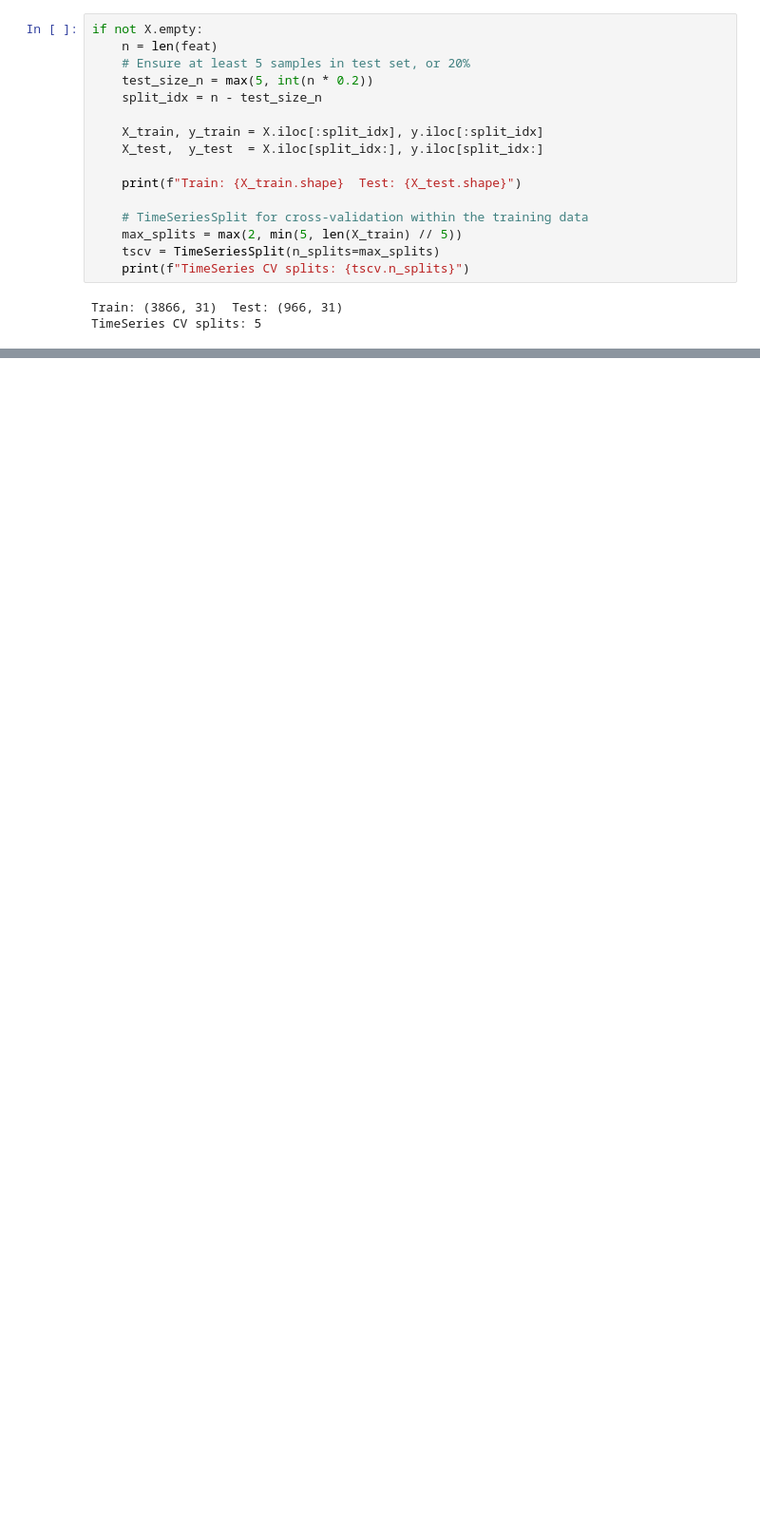
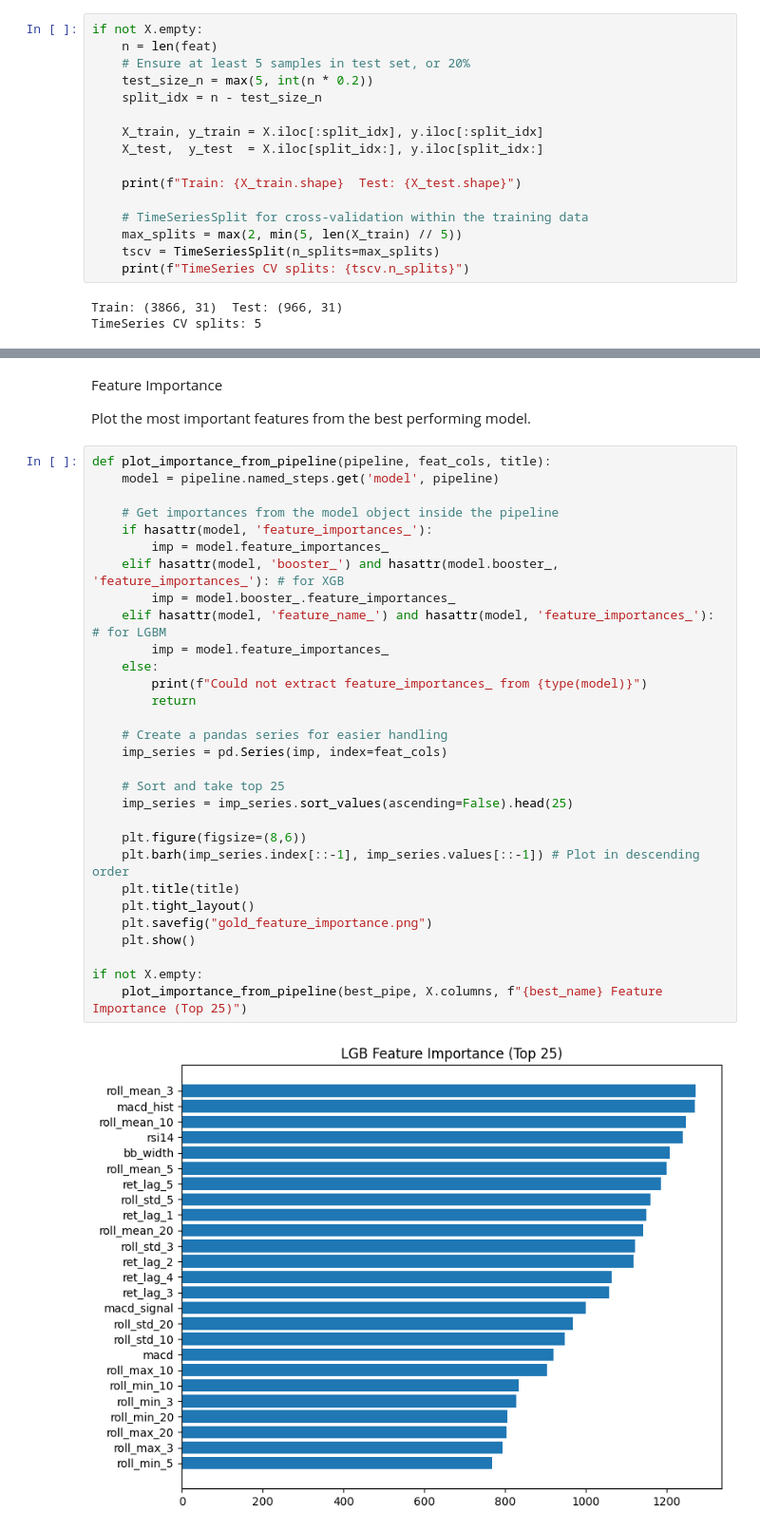
Before and after one commit to theonegareth/GoldPricePredictor, a Jupyter notebook: 2 model training/linreg.ipynb, the cells around one changed output, grey strips where cells are left out. Shown: that part at 95% size. Saved outputs shown, nothing was run; the diff lists cells and outputs as text; blank space fills up the shorter version.

```diff
--- a/2 model training/linreg.ipynb
+++ b/2 model training/linreg.ipynb
@@ -302,0 +395,36 @@ Predicted price for 01-06-2026: Rp 1,378,929.83
+# %% [markdown]
+Feature Importance
+
+Plot the most important features from the best performing model.
+# %%
+def plot_importance_from_pipeline(pipeline, feat_cols, title):
+    model = pipeline.named_steps.get('model', pipeline)
+
+    # Get importances from the model object inside the pipeline
+    if hasattr(model, 'feature_importances_'):
+        imp = model.feature_importances_
+    elif hasattr(model, 'booster_') and hasattr(model.booster_, 'feature_importances_'): # for XGB
+        imp = model.booster_.feature_importances_
+    elif hasattr(model, 'feature_name_') and hasattr(model, 'feature_importances_'): # for LGBM
+        imp = model.feature_importances_
+    else:
+        print(f"Could not extract feature_importances_ from {type(model)}")
+        return
+
+    # Create a pandas series for easier handling
+    imp_series = pd.Series(imp, index=feat_cols)
+
+    # Sort and take top 25
+    imp_series = imp_series.sort_values(ascending=False).head(25)
+
+    plt.figure(figsize=(8,6))
+    plt.barh(imp_series.index[::-1], imp_series.values[::-1]) # Plot in descending order
+    plt.title(title)
+    plt.tight_layout()
+    plt.savefig("gold_feature_importance.png")
+    plt.show()
+
+if not X.empty:
+    plot_importance_from_pipeline(best_pipe, X.columns, f"{best_name} Feature Importance (Top 25)")
+# %% [output]
+[figure, added]
```
Also changed, not shown: parts of 9 cells of this notebook, 2 other files.
